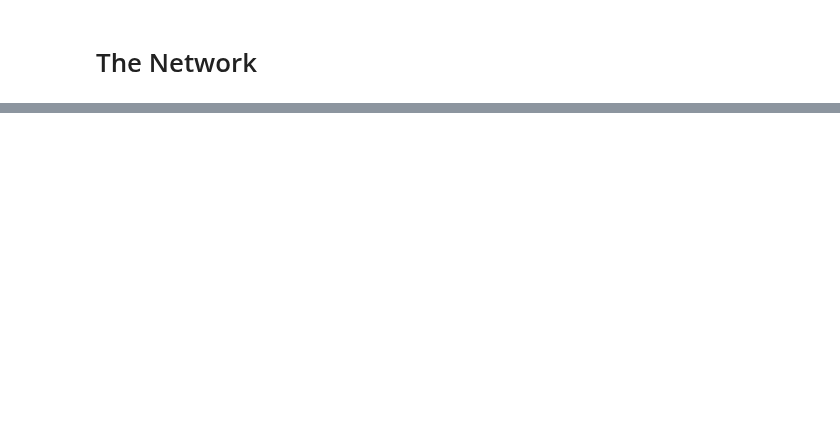
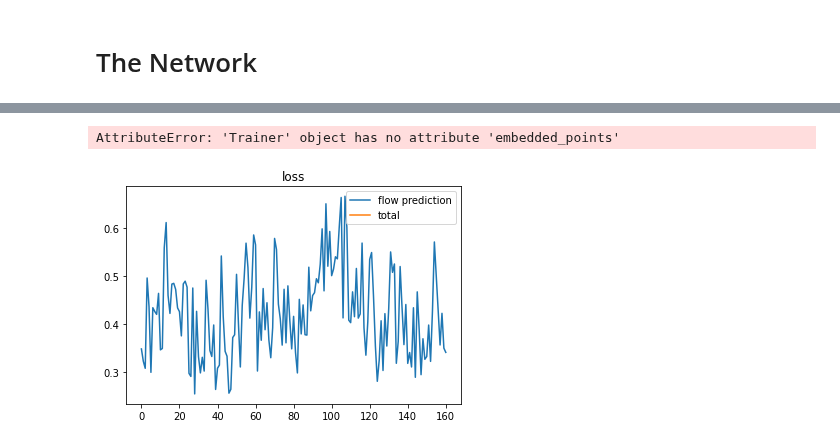
Before and after one commit to professorwug/FRED, a Jupyter notebook: 03d Flow Prediction Embedder.ipynb, the cells around one changed output, grey strips where cells are left out. Saved outputs shown, nothing was run; the diff lists cells and outputs as text; code cells hidden in the pictures; blank space fills up the shorter version.

```diff
--- a/03d Flow Prediction Embedder.ipynb
+++ b/03d Flow Prediction Embedder.ipynb
@@ -267,0 +343,8 @@ tensor([[-8.7701,  2.5721,  0.0000],
+# %%
+FREDtrainer.visualize_embedding()
+# %% [output]
+AttributeError: 'Trainer' object has no attribute 'embedded_points'
+# %%
+FREDtrainer.visualize_loss()
+# %% [output]
+[figure, added]
```
Also changed, not shown: parts of 21 cells of this notebook, 17 other files.
